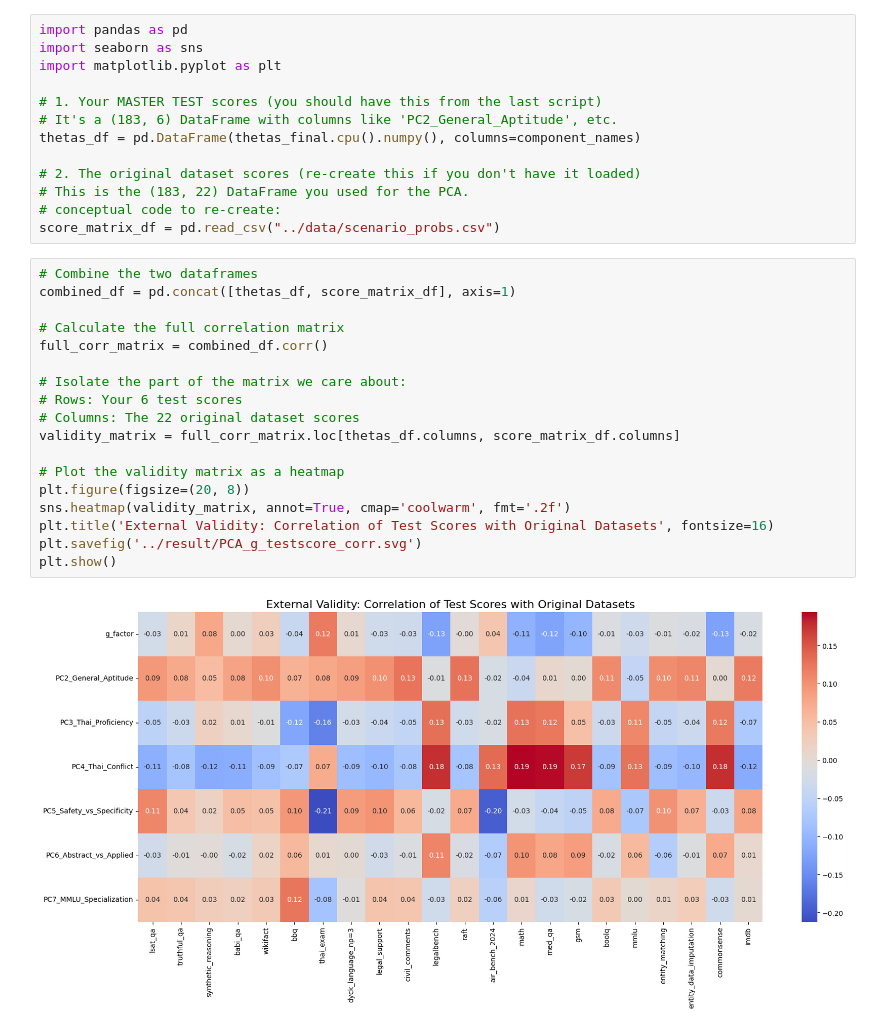
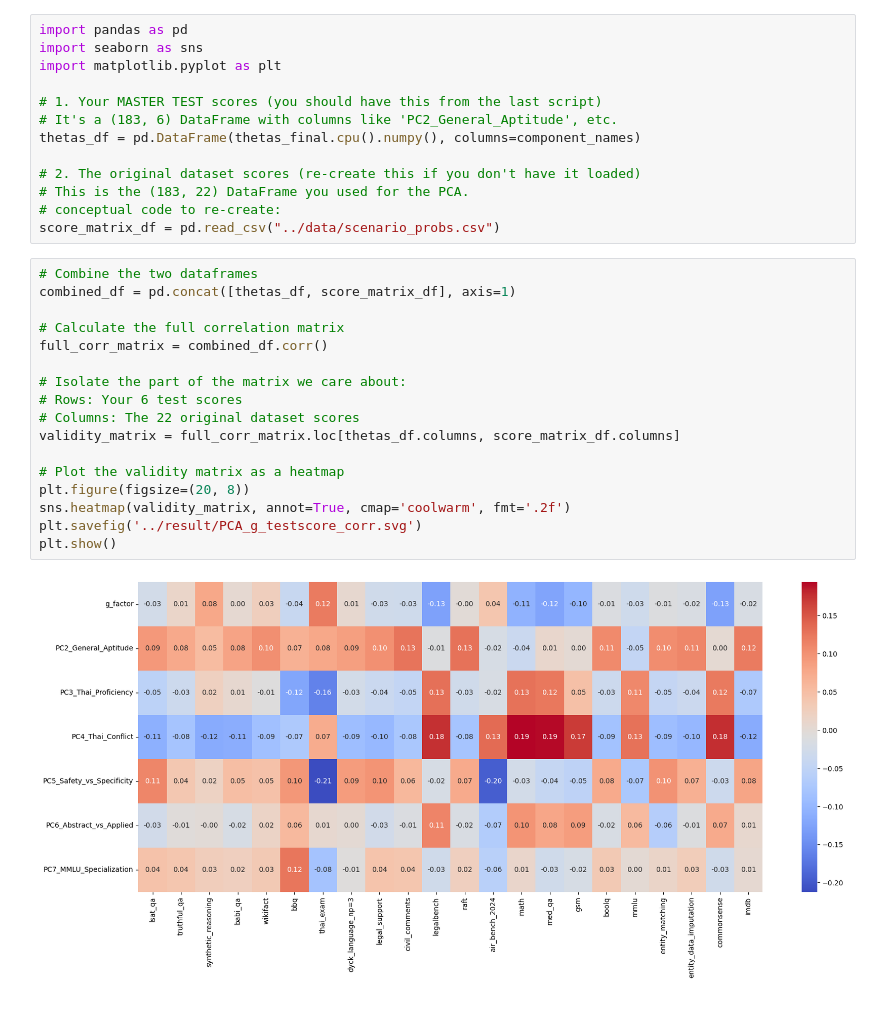
Before and after one commit to ronanhansel/reeval-multi, a Jupyter notebook: calibration/calibration_PCA.ipynb, the cells around one changed output. Drawn from its saved outputs; the diff is of its cells as text.

```diff
--- a/calibration/calibration_PCA.ipynb
+++ b/calibration/calibration_PCA.ipynb
@@ -626,20 +624,19 @@ score_matrix_df = pd.read_csv("../data/scenario_probs.csv")
 # %%
 # Combine the two dataframes
 combined_df = pd.concat([thetas_df, score_matrix_df], axis=1)
 
 # Calculate the full correlation matrix
 full_corr_matrix = combined_df.corr()
 
 # Isolate the part of the matrix we care about:
 # Rows: Your 6 test scores
 # Columns: The 22 original dataset scores
 validity_matrix = full_corr_matrix.loc[thetas_df.columns, score_matrix_df.columns]
 
 # Plot the validity matrix as a heatmap
 plt.figure(figsize=(20, 8))
 sns.heatmap(validity_matrix, annot=True, cmap='coolwarm', fmt='.2f')
-plt.title('External Validity: Correlation of Test Scores with Original Datasets', fontsize=16)
 plt.savefig('../result/PCA_g_testscore_corr.svg')
 plt.show()
 # %% [output]
-[figure, old version]
+[figure, new version]
```
Also changed, not shown: parts of 2 cells of this notebook, 2 other files.
